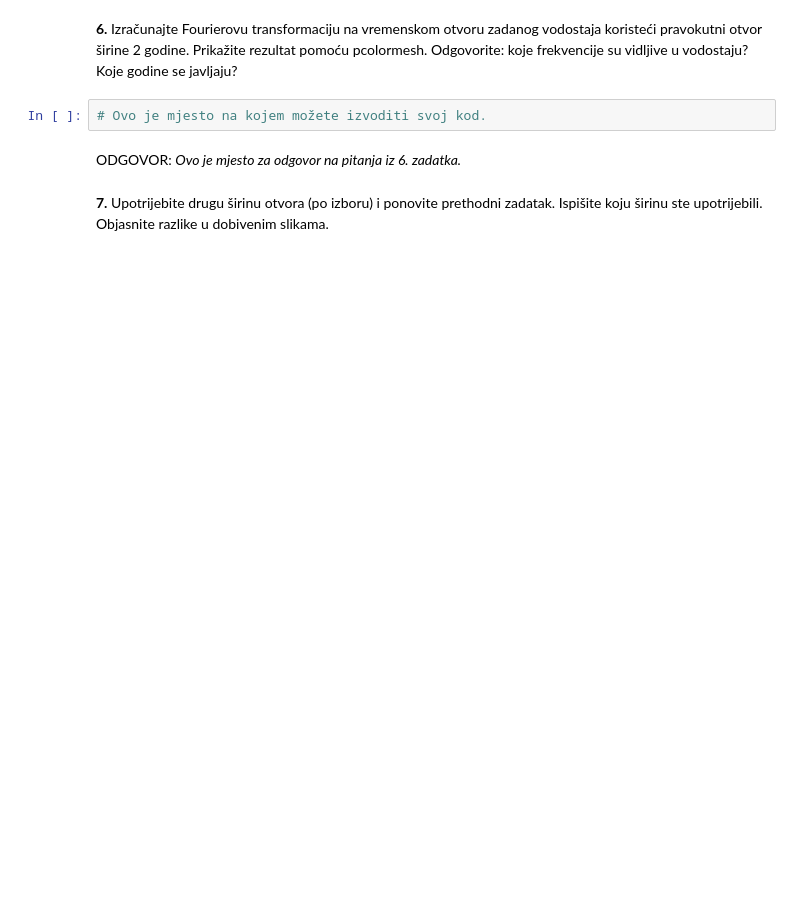
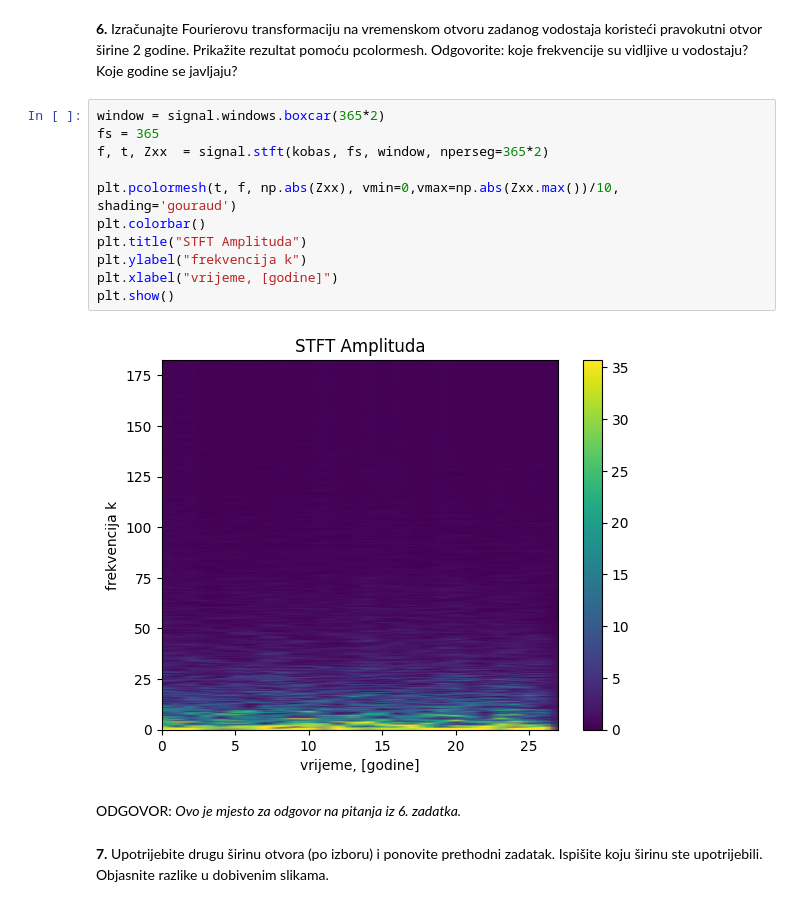
Before and after one commit to evucelic/Obrada-Informacija, a Jupyter notebook: hidrologija/1_HR_PrvaLabVjezba_OI.ipynb, the cells around one changed output. Saved outputs shown, nothing was run; the diff lists cells and outputs as text; blank space fills up the shorter version.

Commit message:
STFT done

```diff
--- a/hidrologija/1_HR_PrvaLabVjezba_OI.ipynb
+++ b/hidrologija/1_HR_PrvaLabVjezba_OI.ipynb
@@ -107,7 +108,18 @@ plt.show()
 # %% [markdown]
 **6.**	Izračunajte Fourierovu transformaciju na vremenskom otvoru zadanog vodostaja koristeći pravokutni otvor širine 2 godine. Prikažite rezultat pomoću pcolormesh. Odgovorite: koje frekvencije su vidljive u vodostaju? Koje godine se javljaju?
-# %%
-# Ovo je mjesto na kojem možete izvoditi svoj kod.
+# %%
+window = signal.windows.boxcar(365*2)
+fs = 365
+f, t, Zxx  = signal.stft(kobas, fs, window, nperseg=365*2)
+
+plt.pcolormesh(t, f, np.abs(Zxx), vmin=0,vmax=np.abs(Zxx.max())/10, shading='gouraud')
+plt.colorbar()
+plt.title("STFT Amplituda")
+plt.ylabel("frekvencija k")
+plt.xlabel("vrijeme, [godine]")
+plt.show()
+# %% [output]
+[figure, added]
 # %% [markdown]
 ODGOVOR: *Ovo je mjesto za odgovor na pitanja iz 6. zadatka.*
 # %% [markdown]
```
Also changed, not shown: parts of 5 cells of this notebook.
